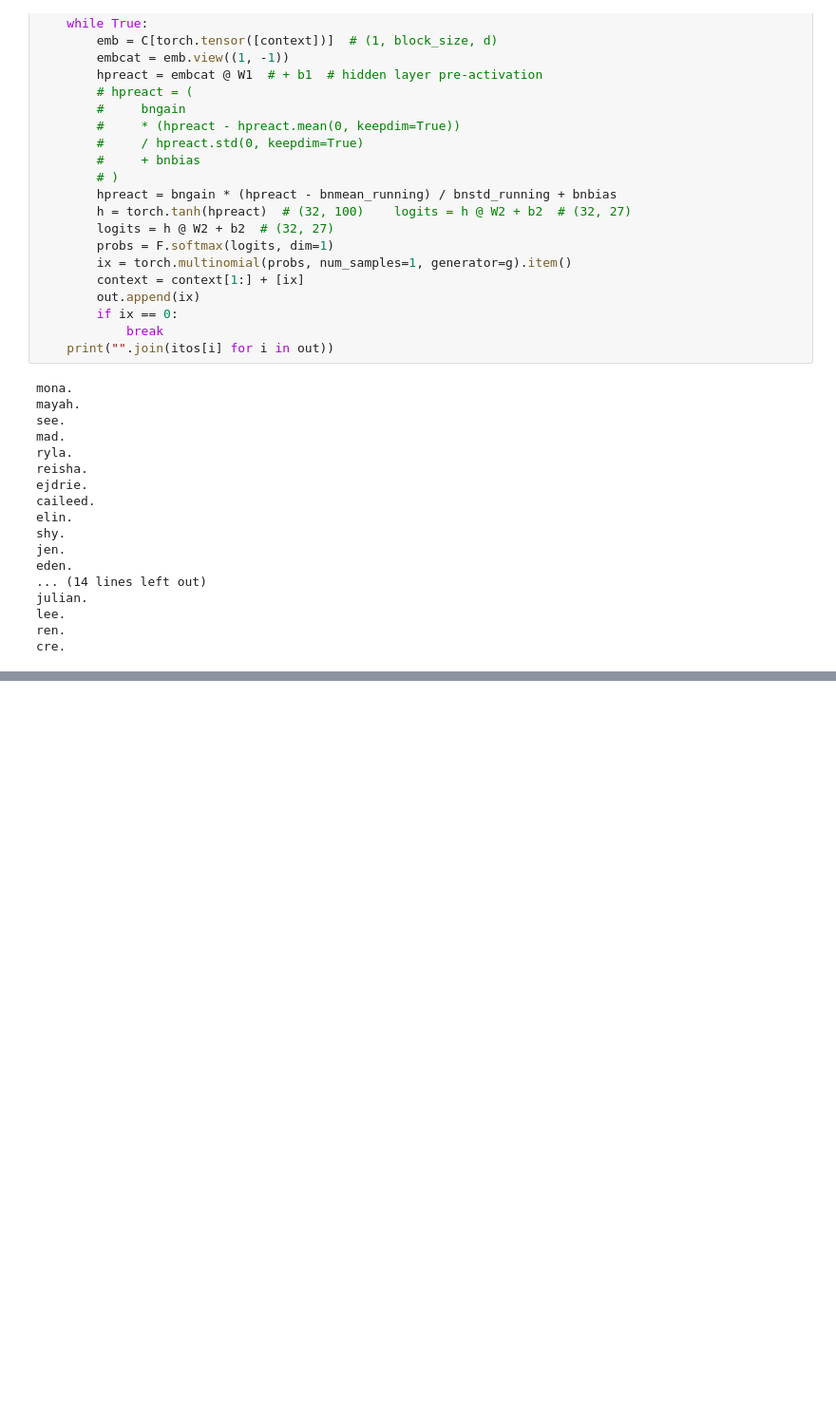
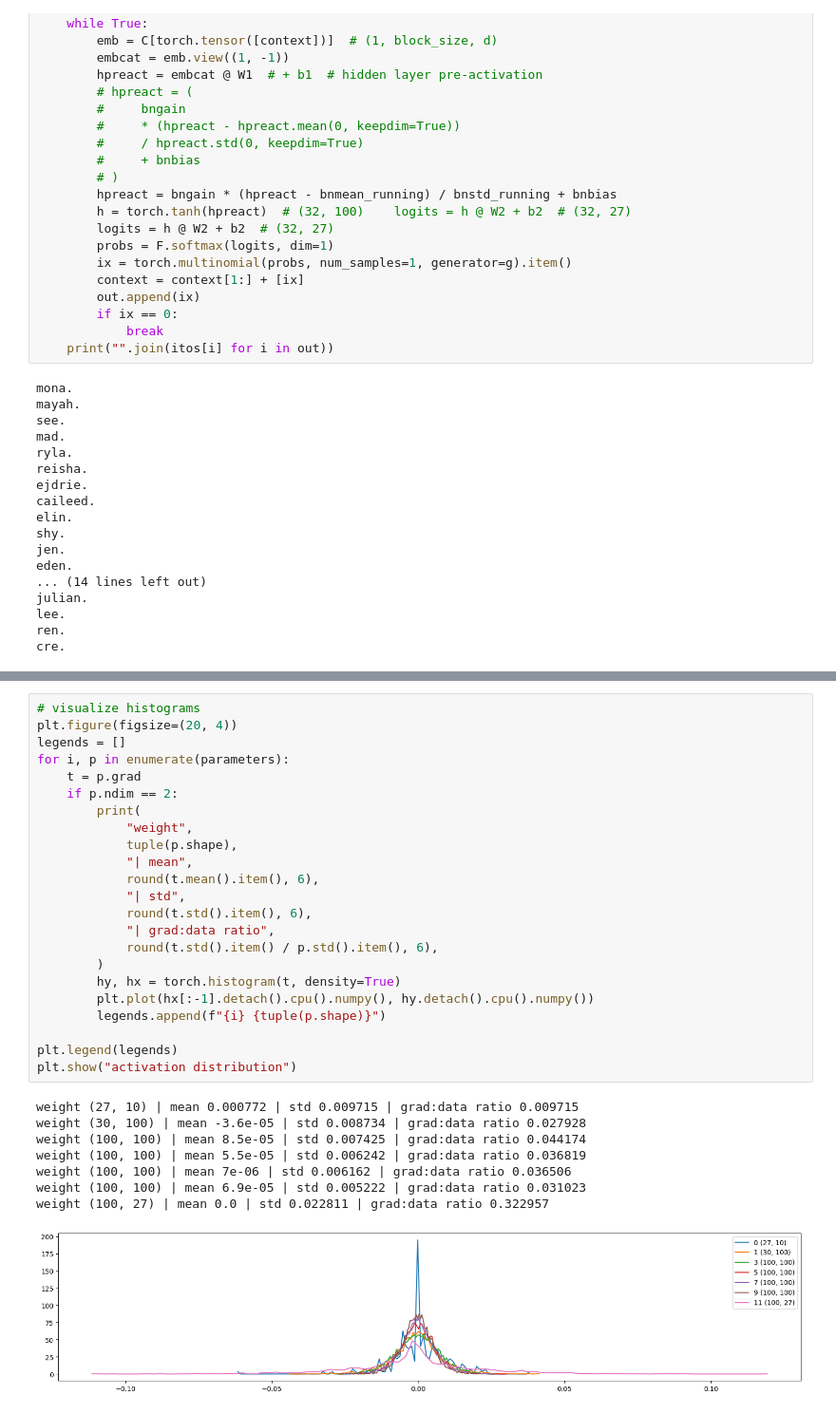
Before and after one commit to cweill/makemore, a Jupyter notebook: build_makemore_mlp2.ipynb, the cells around one changed output, grey strips where cells are left out. Shown at 95% size. Drawn from its saved outputs; the diff is of its cells as text; blank space fills up the shorter version.

```diff
--- a/build_makemore_mlp2.ipynb
+++ b/build_makemore_mlp2.ipynb
@@ -271,0 +478,32 @@ cre.
+# %%
+# visualize histograms
+plt.figure(figsize=(20, 4))
+legends = []
+for i, p in enumerate(parameters):
+    t = p.grad
+    if p.ndim == 2:
+        print(
+            "weight",
+            tuple(p.shape),
+            "| mean",
+            round(t.mean().item(), 6),
+            "| std",
+            round(t.std().item(), 6),
+            "| grad:data ratio",
+            round(t.std().item() / p.std().item(), 6),
+        )
+        hy, hx = torch.histogram(t, density=True)
+        plt.plot(hx[:-1].detach().cpu().numpy(), hy.detach().cpu().numpy())
+        legends.append(f"{i} {tuple(p.shape)}")
+
+plt.legend(legends)
+plt.show("activation distribution")
+# %% [output]
+weight (27, 10) | mean 0.000772 | std 0.009715 | grad:data ratio 0.009715
+weight (30, 100) | mean -3.6e-05 | std 0.008734 | grad:data ratio 0.027928
+weight (100, 100) | mean 8.5e-05 | std 0.007425 | grad:data ratio 0.044174
+weight (100, 100) | mean 5.5e-05 | std 0.006242 | grad:data ratio 0.036819
+weight (100, 100) | mean 7e-06 | std 0.006162 | grad:data ratio 0.036506
+weight (100, 100) | mean 6.9e-05 | std 0.005222 | grad:data ratio 0.031023
+weight (100, 27) | mean 0.0 | std 0.022811 | grad:data ratio 0.322957
+[figure, added]
```
Also changed, not shown: parts of 5 cells of this notebook.
